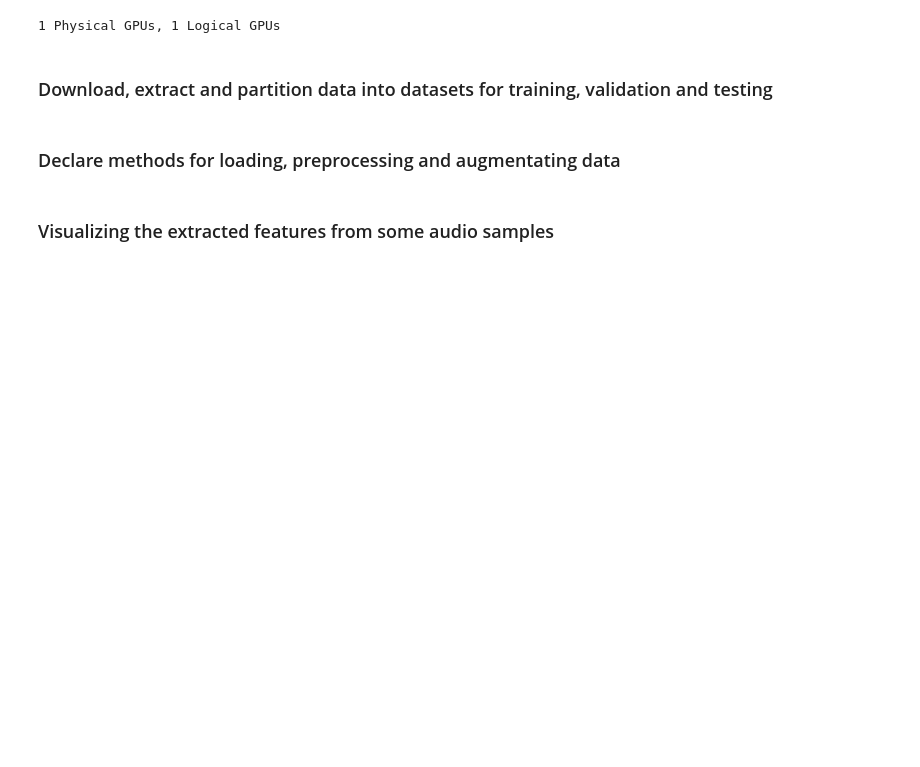
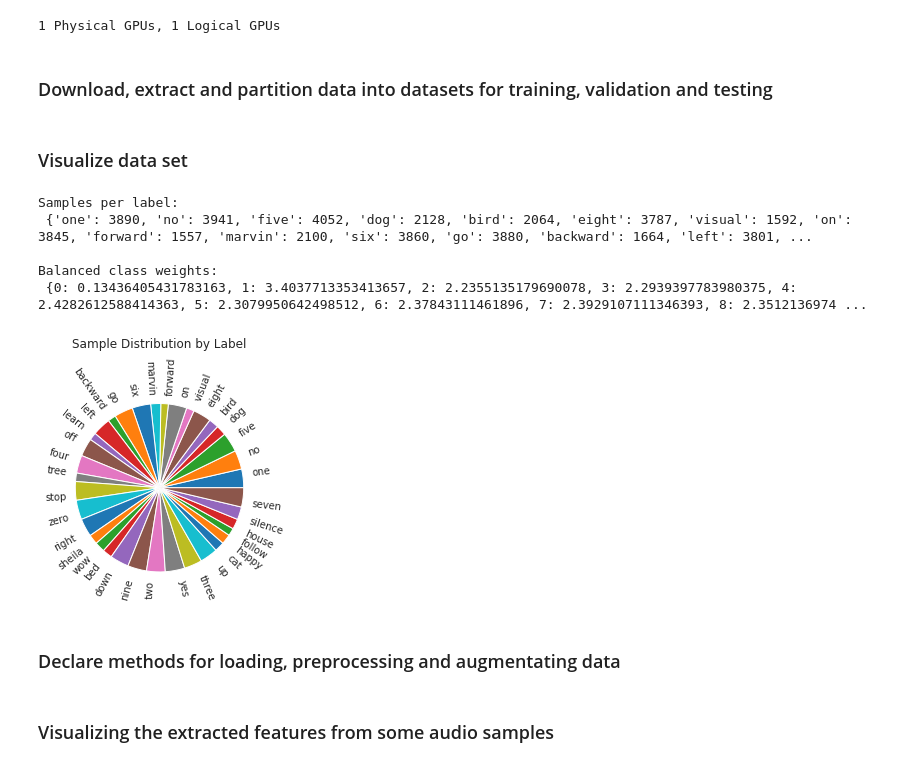
Before and after one commit to mhagglun/Speech-Recognition, a Jupyter notebook: src/train.ipynb, the cells around one changed output. Drawn from its saved outputs; the diff is of its cells as text; code cells hidden in the pictures; blank space fills up the shorter version.

```diff
--- a/src/train.ipynb
+++ b/src/train.ipynb
@@ -74,6 +78,43 @@ val_samples = int(len(filenames) * params.DATASET_SPLIT[1])
 
 train, remainder = filenames[:train_samples], filenames[train_samples:]
 val, test = remainder[:val_samples], remainder[val_samples:]
+# %% [markdown]
+### Visualize data set
+# %%
+# Plot Sample distribution
+samples_per_label = { label.split('/')[-1]: len(tf.io.gfile.listdir(str(label))) for label in label_names if os.path.isdir(label)}
+labels = list(samples_per_label.keys())
+counts = list(samples_per_label.values())
+
+print("Samples per label:\n", samples_per_label, "\n")
+plt.pie(counts, labels=labels, rotatelabels=True)
+plt.xticks(rotation=90)
+plt.suptitle('Sample Distribution by Label')
+plt.tight_layout(rect=[0, 0.03, 1, 0.95])
+
+# It's fine per class but since we will aggregate all classes except ['silence', 'yes', 'no', 'up', 'down', 'left', 'right', 'on', 'off', 'stop', 'go']
+# into unknown we'll have a heavily skewed set towards the unknown label.
+# Use class weighting to combat this
+
+# Dictionary that maps classes (indices) to weights (floats)
+# Aggregate unknown class
+class_weights = {'unknown': 0}
+for label in samples_per_label:
+    if label not in params.WORDS:
+        class_weights['unknown'] += samples_per_label[label]
+    else:
+        class_weights[label] = samples_per_label[label]
+
+# Calculate the weights
+class_weights = { label_id : len(filenames) / ( len(params.WORDS) * class_weights[label]) for label_id, label in enumerate(params.WORDS)}
+print("Balanced class weights:\n", class_weights, "\n")
+# %% [output]
+Samples per label:
+ {'one': 3890, 'no': 3941, 'five': 4052, 'dog': 2128, 'bird': 2064, 'eight': 3787, 'visual': 1592, 'on': 3845, 'forward': 1557, 'marvin': 2100, 'six': 3860, 'go': 3880, 'backward': 1664, 'left': 3801, ...
+
+Balanced class weights:
+ {0: 0.13436405431783163, 1: 3.4037713353413657, 2: 2.2355135179690078, 3: 2.2939397783980375, 4: 2.4282612588414363, 5: 2.3079950642498512, 6: 2.37843111461896, 7: 2.3929107111346393, 8: 2.3512136974 ...
+[figure, added]
 # %% [markdown]
 ### Declare methods for loading, preprocessing and augmentating data
 # %%
```
Also changed, not shown: parts of 5 cells of this notebook, 3 other files.
